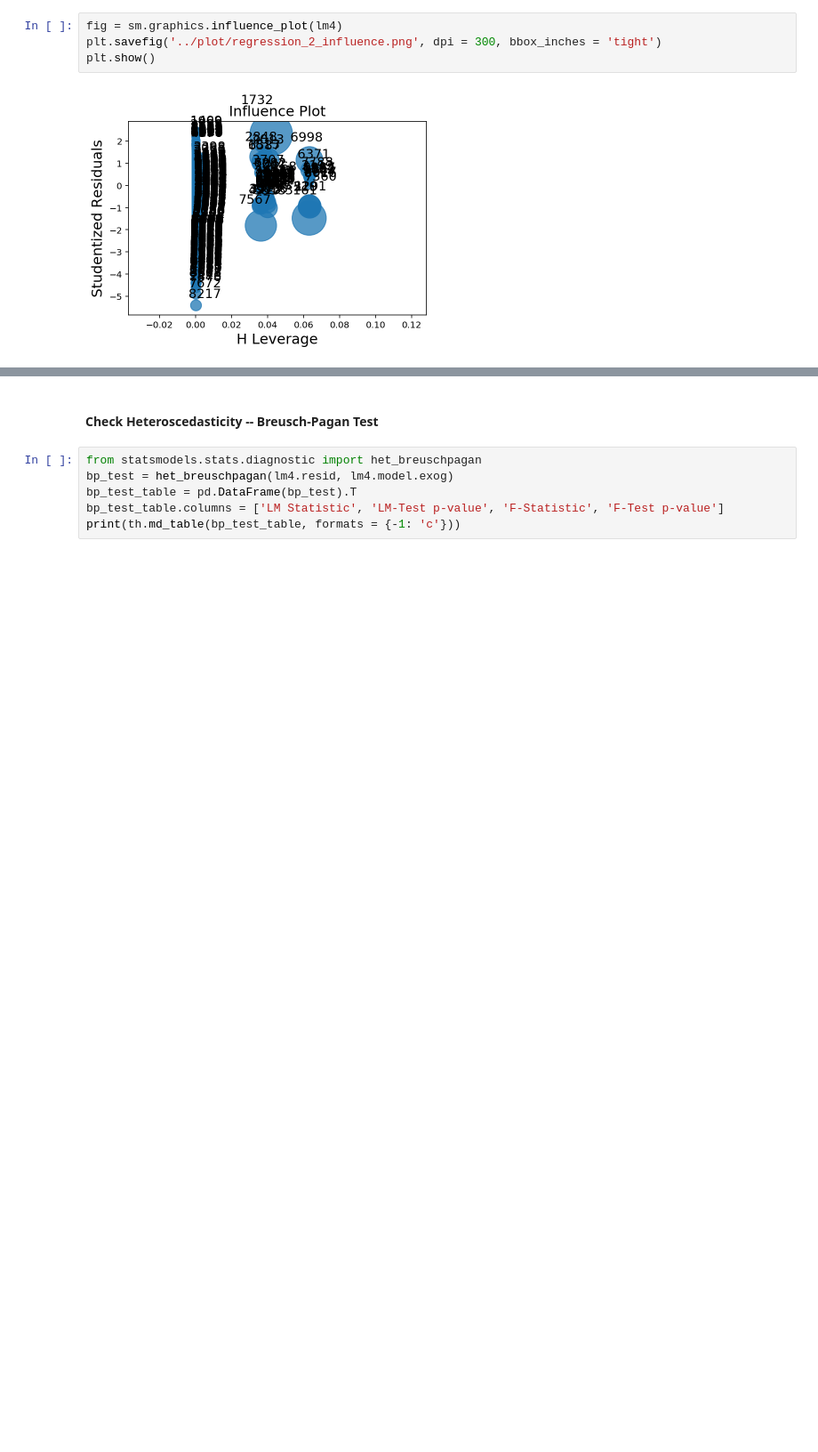
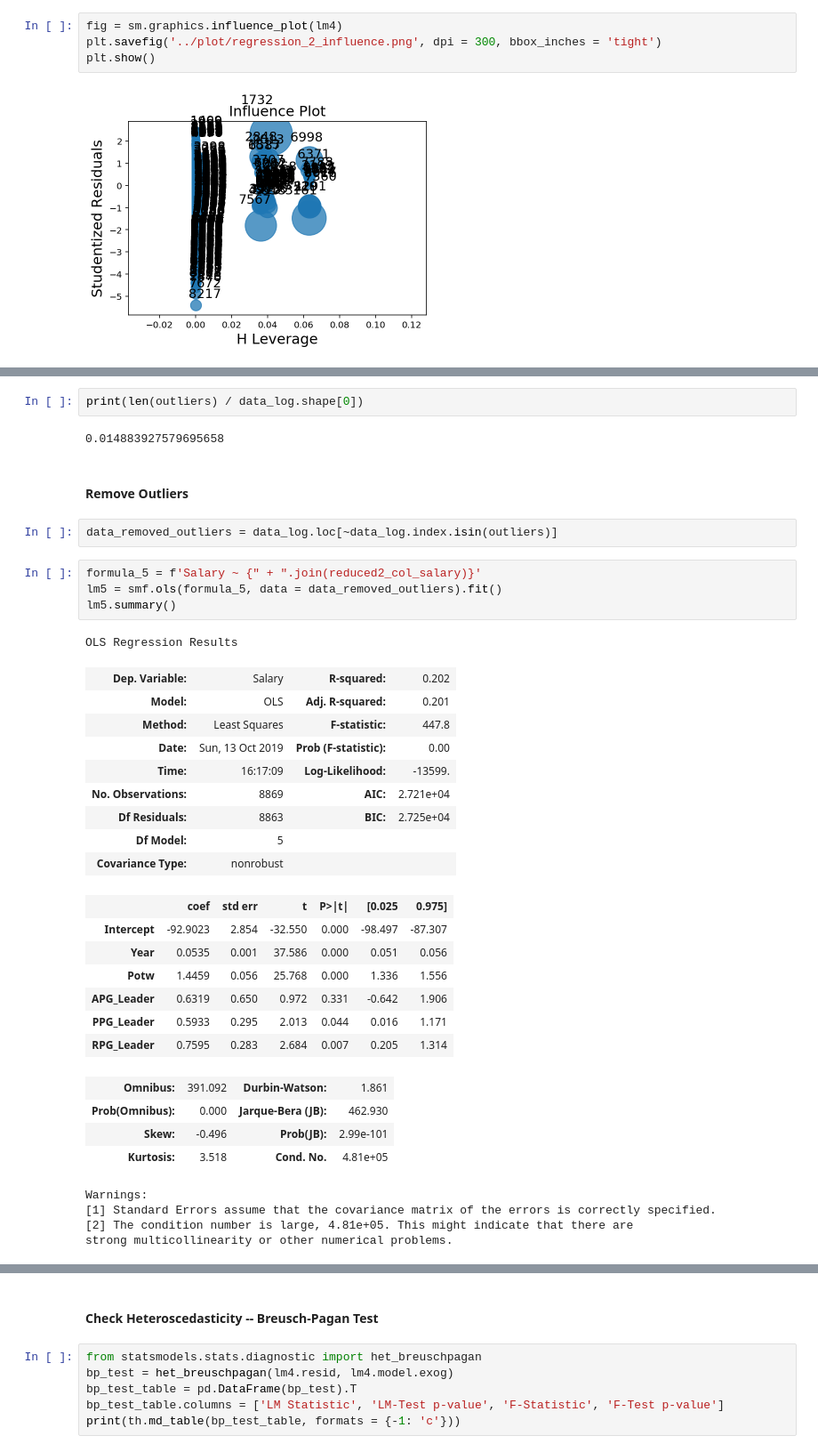
Before and after one commit to chunheisiu/NBA-POTW-Regression, a Jupyter notebook: notebooks/Titles_VS_Salary.ipynb, the cells around one changed output, grey strips where cells are left out. Shown at 89% size. Drawn from its saved outputs; the diff is of its cells as text; blank space fills up the shorter version.

```diff
--- a/notebooks/Titles_VS_Salary.ipynb
+++ b/notebooks/Titles_VS_Salary.ipynb
@@ -339,2 +340,40 @@ print(len(list(data.index[pd.Series(atyp_cooks)])))
 # %% [output]
 134
+# %%
+print(len(outliers) / data_log.shape[0])
+# %% [output]
+0.014883927579695658
+# %% [markdown]
+#### Remove Outliers
+# %%
+data_removed_outliers = data_log.loc[~data_log.index.isin(outliers)]
+# %%
+formula_5 = f'Salary ~ {" + ".join(reduced2_col_salary)}'
+lm5 = smf.ols(formula_5, data = data_removed_outliers).fit()
+lm5.summary()
+# %% [output]
+OLS Regression Results
+| Dep. Variable: | Salary | R-squared: | 0.202 |
+| Model: | OLS | Adj. R-squared: | 0.201 |
+| Method: | Least Squares | F-statistic: | 447.8 |
+| Date: | Sun, 13 Oct 2019 | Prob (F-statistic): | 0.00 |
+| Time: | 16:17:09 | Log-Likelihood: | -13599. |
+| No. Observations: | 8869 | AIC: | 2.721e+04 |
+| Df Residuals: | 8863 | BIC: | 2.725e+04 |
+| Df Model: | 5 |  |  |
+| Covariance Type: | nonrobust |  |  |
+|  | coef | std err | t | P>|t| | [0.025 | 0.975] |
+| Intercept | -92.9023 | 2.854 | -32.550 | 0.000 | -98.497 | -87.307 |
+| Year | 0.0535 | 0.001 | 37.586 | 0.000 | 0.051 | 0.056 |
+| Potw | 1.4459 | 0.056 | 25.768 | 0.000 | 1.336 | 1.556 |
+| APG_Leader | 0.6319 | 0.650 | 0.972 | 0.331 | -0.642 | 1.906 |
+| PPG_Leader | 0.5933 | 0.295 | 2.013 | 0.044 | 0.016 | 1.171 |
+| RPG_Leader | 0.7595 | 0.283 | 2.684 | 0.007 | 0.205 | 1.314 |
+| Omnibus: | 391.092 | Durbin-Watson: | 1.861 |
+| Prob(Omnibus): | 0.000 | Jarque-Bera (JB): | 462.930 |
+| Skew: | -0.496 | Prob(JB): | 2.99e-101 |
+| Kurtosis: | 3.518 | Cond. No. | 4.81e+05 |
+Warnings:
+[1] Standard Errors assume that the covariance matrix of the errors is correctly specified.
+[2] The condition number is large, 4.81e+05. This might indicate that there are
+strong multicollinearity or other numerical problems.
```
Also changed, not shown: parts of 12 cells of this notebook, 11 other files.
